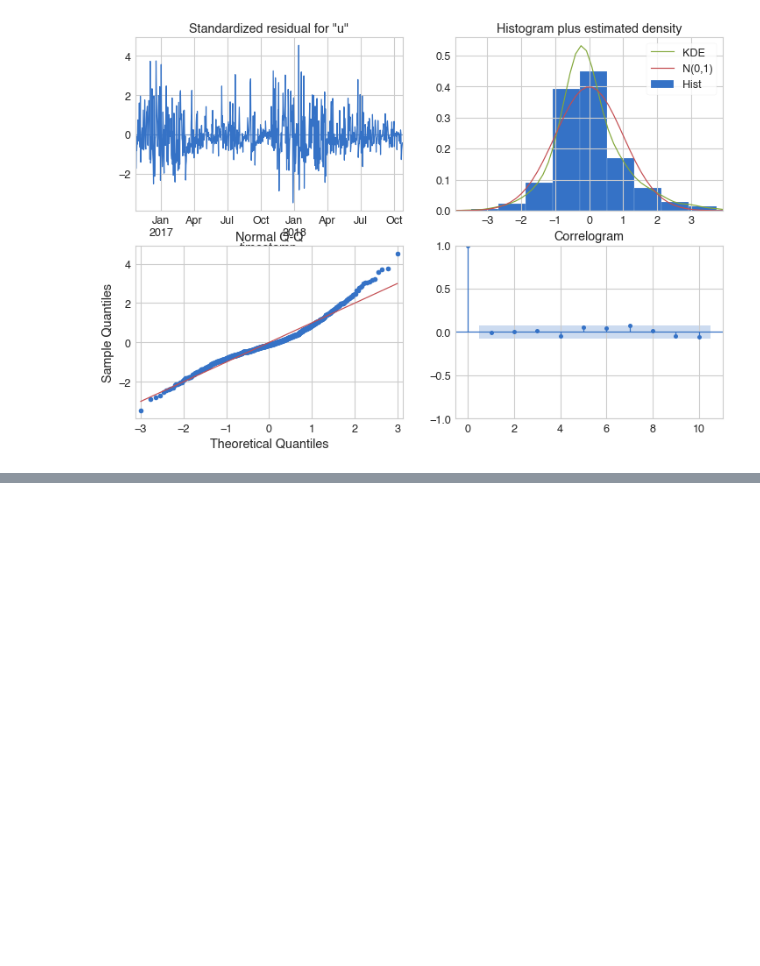
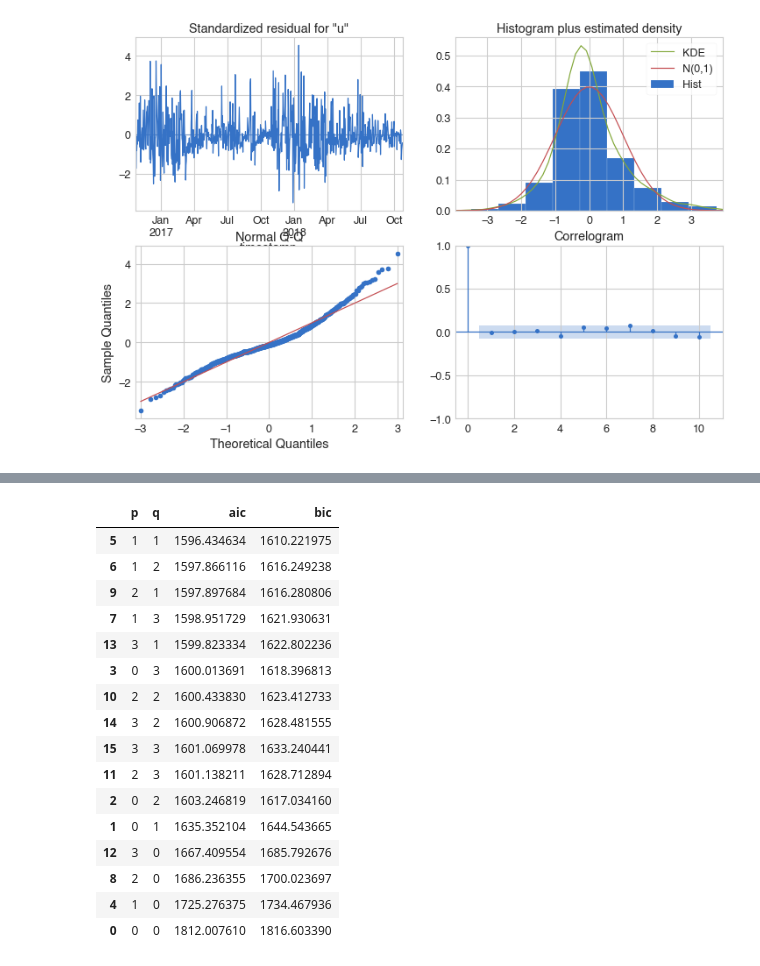
Before and after one commit to Oumnia-Sdn/IOTTimeSeries, a Jupyter notebook: notebooks/Energy Consumption Predictions.ipynb, the cells around one changed output, grey strips where cells are left out. Cells and saved outputs as stored; diff of their text form; code cells hidden in the pictures; blank space fills up the shorter version.

```diff
--- a/notebooks/Energy Consumption Predictions.ipynb
+++ b/notebooks/Energy Consumption Predictions.ipynb
@@ -442,0 +471,14 @@ Warnings:
+# %%
+order_aic_bic=[]
+for p in range(4):
+    for q in range(4):
+        try:
+            model = SARIMAX(daily_usage, order=(p,1,q))
+            results= model.fit(disp=0)
+            print(p, q, results.aic, results.bic)
+            order_aic_bic.append((p, q, results.aic, results.bic))
+        except:
+            print(p, q, None, None)
+            order_aic_bic.append((p, q, None, None))
+
+order_df = pd.DataFrame(order_aic_bic, columns =["p", "q", "aic", "bic"])
@@ -442,0 +502,21 @@ Warnings:
+# %%
+#sorting by aic
+order_df.sort_values("aic")
+# %% [output]
+|  | p | q | aic | bic |
+| 5 | 1 | 1 | 1596.434634 | 1610.221975 |
+| 6 | 1 | 2 | 1597.866116 | 1616.249238 |
+| 9 | 2 | 1 | 1597.897684 | 1616.280806 |
+| 7 | 1 | 3 | 1598.951729 | 1621.930631 |
+| 13 | 3 | 1 | 1599.823334 | 1622.802236 |
+| 3 | 0 | 3 | 1600.013691 | 1618.396813 |
+| 10 | 2 | 2 | 1600.433830 | 1623.412733 |
+| 14 | 3 | 2 | 1600.906872 | 1628.481555 |
+| 15 | 3 | 3 | 1601.069978 | 1633.240441 |
+| 11 | 2 | 3 | 1601.138211 | 1628.712894 |
+| 2 | 0 | 2 | 1603.246819 | 1617.034160 |
+| 1 | 0 | 1 | 1635.352104 | 1644.543665 |
+| 12 | 3 | 0 | 1667.409554 | 1685.792676 |
+| 8 | 2 | 0 | 1686.236355 | 1700.023697 |
+| 4 | 1 | 0 | 1725.276375 | 1734.467936 |
+| 0 | 0 | 0 | 1812.007610 | 1816.603390 |
```
Also changed, not shown: parts of 23 cells of this notebook.
